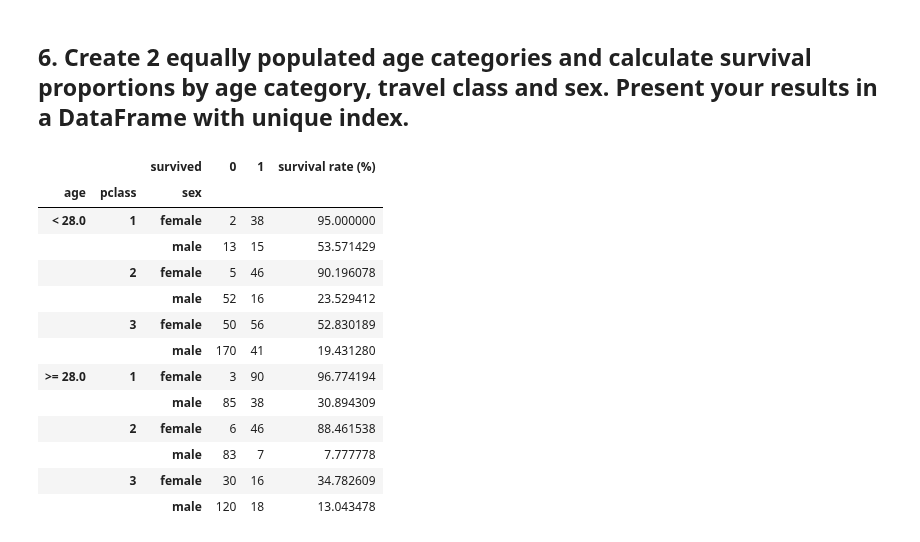
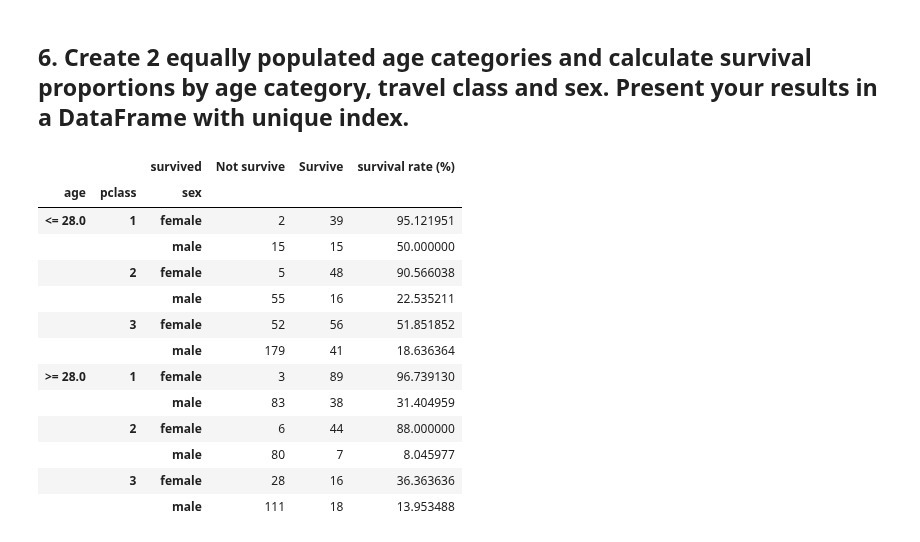
Before and after one commit to sanadhis/ADA-2017, a Jupyter notebook: 01 - Pandas and Data Wrangling/Homework 1.ipynb, the cells around one changed output. Saved outputs shown, nothing was run; the diff lists cells and outputs as text; code cells hidden in the pictures.

```diff
--- a/01 - Pandas and Data Wrangling/Homework 1.ipynb
+++ b/01 - Pandas and Data Wrangling/Homework 1.ipynb
@@ -67,0 +70,12 @@ data.head(10)# show the part of data
+# %%
+# ----- Clean cabin -----
+# observing the column cabin, we find that only the first letter is useful
+# and if we clean it, it could be categorical
+data.cabin = data.cabin.dropna().apply(lambda x: x[0])
+
+# ----- Change the value of survive -----------
+# 0: not survive, 1:survive
+data.survived = ['Not survive' if i == 0 else 'Survive' for i in data.survived]
+
+
+data.head()
@@ -163,36 +232,40 @@ for class_no in survive_stat.columns:
 ## 6. Create 2 equally populated age categories and calculate survival proportions by age category, travel class and sex. Present your results in a DataFrame with unique index.
 # %%
 # discard the rows with NaN in age attributes
-data_copy = data[['pclass', 'survived', 'sex', 'age']]
+data_copy = data.copy(['pclass', 'survived', 'sex', 'age'])
 data_copy = data_copy[~data.age.isnull()]
 
+# sort the age
+data_copy = data_copy.sort_values('age')
 
 # find the median of the age for the purpose of equally populated
 med = np.median(data_copy.age)
 
-# create age category
-data_copy.age = ["< " + str(med) if age < 28 else ">= " + str(med) for age in data_copy.age]
+# create age category: <= med and >= med
+data_copy.age = ["<= " + str(med) if i < len(data_copy)/2 else ">= " + str(med) for i in range(len(data_copy))]
 data_copy['age'] = data_copy.age.astype('category')
-
 
 # create the dataframe with index(age, pclass, sex)
 stat = pd.crosstab([data_copy.age, data_copy.pclass, data_copy.sex], data_copy.survived)
 
+# change to int to help adding the following new column
+stat.columns = stat.columns.astype('str')
+
 # add the new column with survival rate
-stat['survival rate (%)'] = [alive/(alive + dead)*100 for dead, alive in zip(stat[0], stat[1])]
+stat['survival rate (%)'] = [alive/(alive + dead)*100 for dead, alive in zip(stat[stat.columns[0]], stat[stat.columns[1]])]
 stat
 # %% [output]
-|  |  | survived | 0 | 1 | survival rate (%) |
+|  |  | survived | Not survive | Survive | survival rate (%) |
 | age | pclass | sex |  |  |  |
-| < 28.0 | 1 | female | 2 | 38 | 95.000000 |
-|  |  | male | 13 | 15 | 53.571429 |
-|  | 2 | female | 5 | 46 | 90.196078 |
-|  |  | male | 52 | 16 | 23.529412 |
-|  | 3 | female | 50 | 56 | 52.830189 |
-|  |  | male | 170 | 41 | 19.431280 |
-| >= 28.0 | 1 | female | 3 | 90 | 96.774194 |
-|  |  | male | 85 | 38 | 30.894309 |
-|  | 2 | female | 6 | 46 | 88.461538 |
-|  |  | male | 83 | 7 | 7.777778 |
-|  | 3 | female | 30 | 16 | 34.782609 |
-|  |  | male | 120 | 18 | 13.043478 |
+| <= 28.0 | 1 | female | 2 | 39 | 95.121951 |
+|  |  | male | 15 | 15 | 50.000000 |
+|  | 2 | female | 5 | 48 | 90.566038 |
+|  |  | male | 55 | 16 | 22.535211 |
+|  | 3 | female | 52 | 56 | 51.851852 |
+|  |  | male | 179 | 41 | 18.636364 |
+| >= 28.0 | 1 | female | 3 | 89 | 96.739130 |
+|  |  | male | 83 | 38 | 31.404959 |
+|  | 2 | female | 6 | 44 | 88.000000 |
+|  |  | male | 80 | 7 | 8.045977 |
+|  | 3 | female | 28 | 16 | 36.363636 |
+|  |  | male | 111 | 18 | 13.953488 |
```
Also changed, not shown: parts of 8 cells of this notebook.
